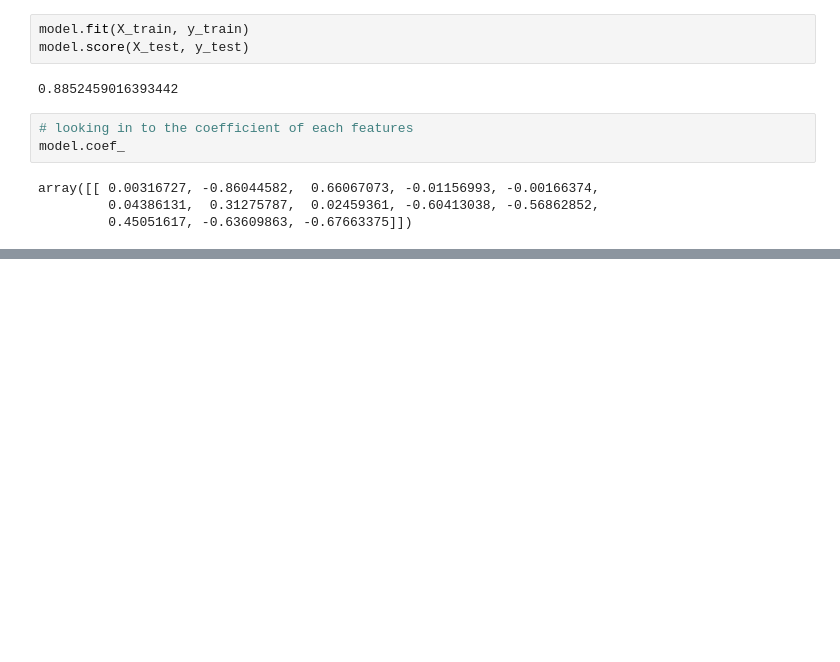
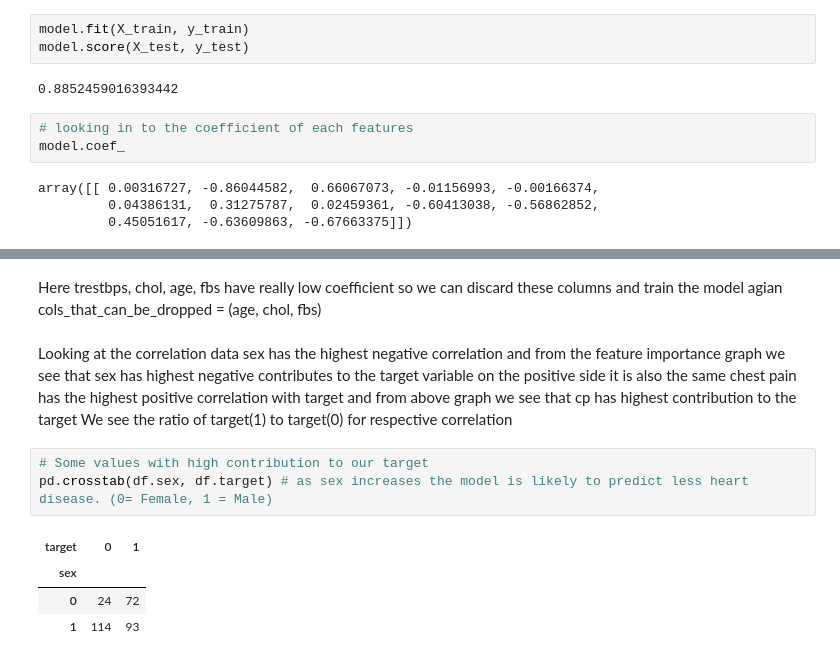
Before and after one commit to vold2emort/Heart-Disease-Classification, a Jupyter notebook: Heart_disease.ipynb, the cells around one changed output, grey strips where cells are left out. Saved outputs shown, nothing was run; the diff lists cells and outputs as text; blank space fills up the shorter version.

```diff
--- a/Heart_disease.ipynb
+++ b/Heart_disease.ipynb
@@ -779,0 +820,14 @@ array([[ 0.00316727, -0.86044582,  0.66067073, -0.01156993, -0.00166374,
+# %% [markdown]
+Here trestbps, chol, age, fbs have really low coefficient so we can discard these columns and train the model agian
+cols_that_can_be_dropped = (age, chol, fbs)
+# %% [markdown]
+Looking at the correlation data sex has the highest negative correlation and from the feature importance graph we see that sex has highest negative contributes to the target variable on the positive side it is also the same chest pain has the highest positive correlation with target and from above graph we see that cp has highest contribution to the target
+We see the ratio of target(1) to target(0) for respective correlation
+# %%
+# Some values with high contribution to our target
+pd.crosstab(df.sex, df.target) # as sex increases the model is likely to predict less heart disease. (0= Female, 1 = Male)
+# %% [output]
+| target | 0 | 1 |
+| sex |  |  |
+| 0 | 24 | 72 |
+| 1 | 114 | 93 |
```
Also changed, not shown: parts of 6 cells of this notebook.
